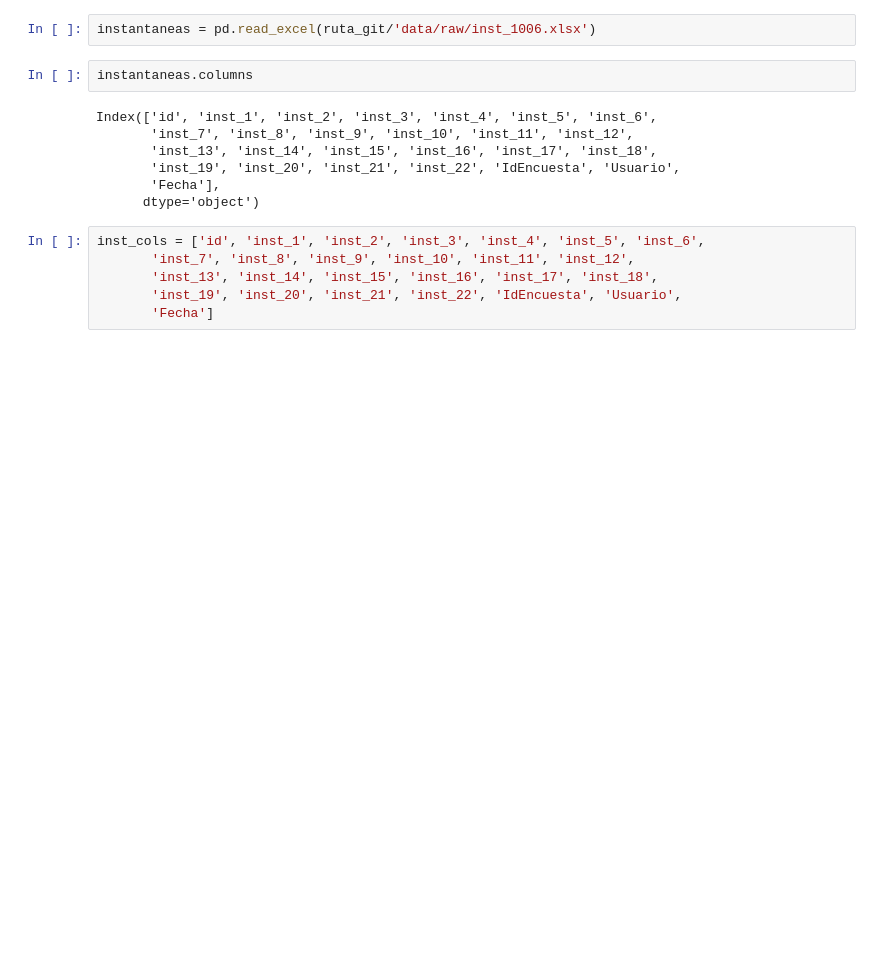
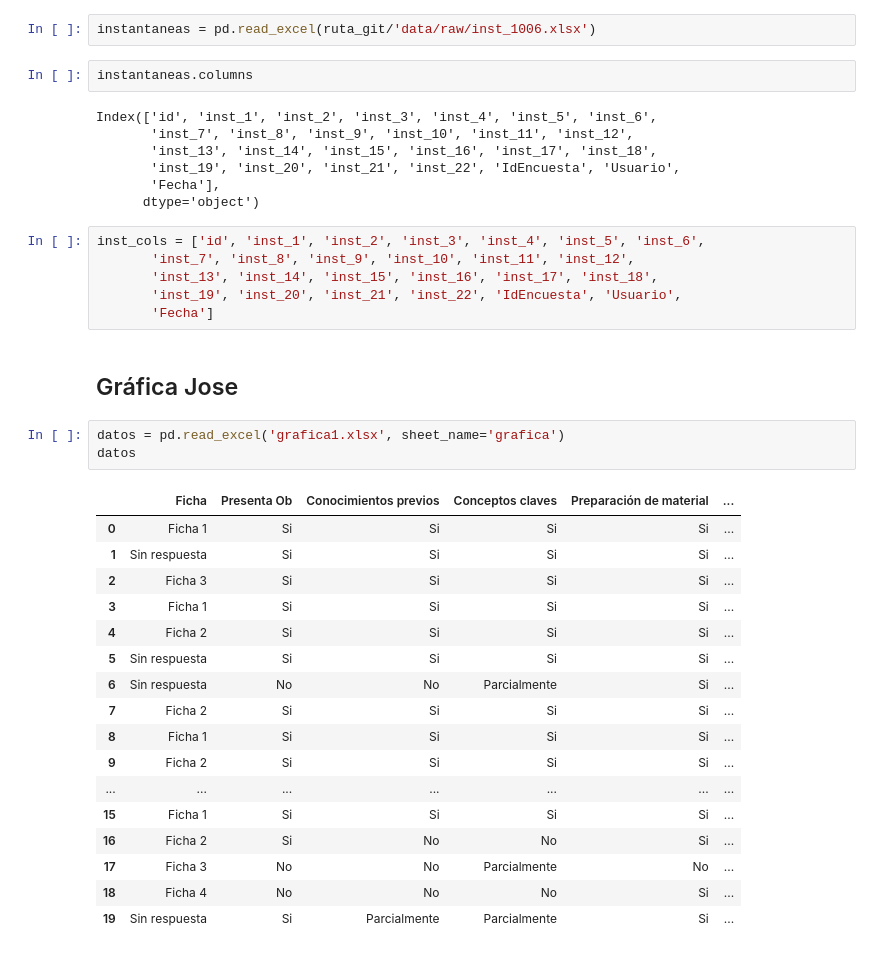
Before and after one commit to Grupo-Informatica-Educativa/CFK2022, a Jupyter notebook: utils/cleaners/Observaciones/observaciones_instantaneas.ipynb, the cells around one changed output. Drawn from its saved outputs; the diff is of its cells as text; blank space fills up the shorter version.

Commit message:
grafica de jose

```diff
--- a/utils/cleaners/Observaciones/observaciones_instantaneas.ipynb
+++ b/utils/cleaners/Observaciones/observaciones_instantaneas.ipynb
@@ -208,3 +132,26 @@ inst_cols = ['id', 'inst_1', 'inst_2', 'inst_3', 'inst_4', 'inst_5', 'inst_6',
        'inst_13', 'inst_14', 'inst_15', 'inst_16', 'inst_17', 'inst_18',
        'inst_19', 'inst_20', 'inst_21', 'inst_22', 'IdEncuesta', 'Usuario',
        'Fecha']
+# %% [markdown]
+## Gráfica Jose
+# %%
+datos = pd.read_excel('grafica1.xlsx', sheet_name='grafica')
+datos
+# %% [output]
+|  | Ficha | Presenta Ob | Conocimientos previos | Conceptos claves | Preparación de material | ... |
+| 0 | Ficha 1 | Si | Si | Si | Si | ... |
+| 1 | Sin respuesta | Si | Si | Si | Si | ... |
+| 2 | Ficha 3 | Si | Si | Si | Si | ... |
+| 3 | Ficha 1 | Si | Si | Si | Si | ... |
+| 4 | Ficha 2 | Si | Si | Si | Si | ... |
+| 5 | Sin respuesta | Si | Si | Si | Si | ... |
+| 6 | Sin respuesta | No | No | Parcialmente | Si | ... |
+| 7 | Ficha 2 | Si | Si | Si | Si | ... |
+| 8 | Ficha 1 | Si | Si | Si | Si | ... |
+| 9 | Ficha 2 | Si | Si | Si | Si | ... |
+| ... | ... | ... | ... | ... | ... | ... |
+| 15 | Ficha 1 | Si | Si | Si | Si | ... |
+| 16 | Ficha 2 | Si | No | No | Si | ... |
+| 17 | Ficha 3 | No | No | Parcialmente | No | ... |
+| 18 | Ficha 4 | No | No | No | Si | ... |
+| 19 | Sin respuesta | Si | Parcialmente | Parcialmente | Si | ... |
```
Also changed, not shown: parts of 12 cells of this notebook, 1 other file.
